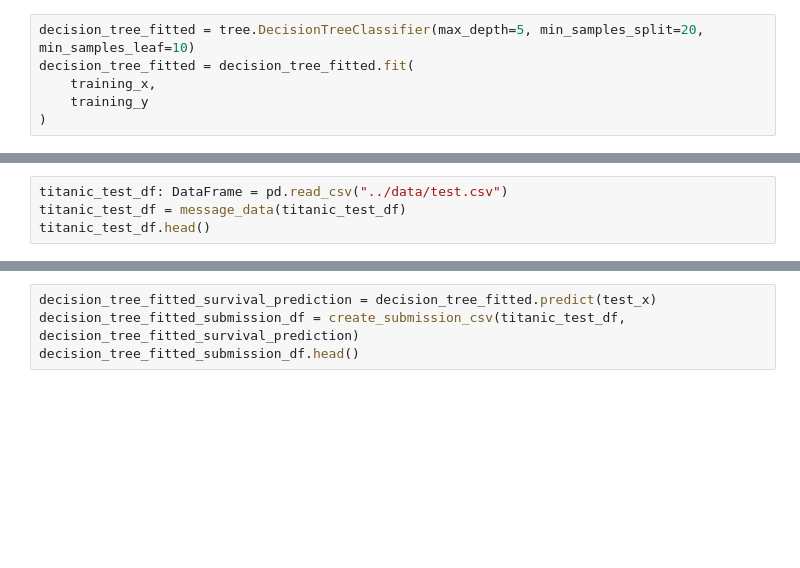
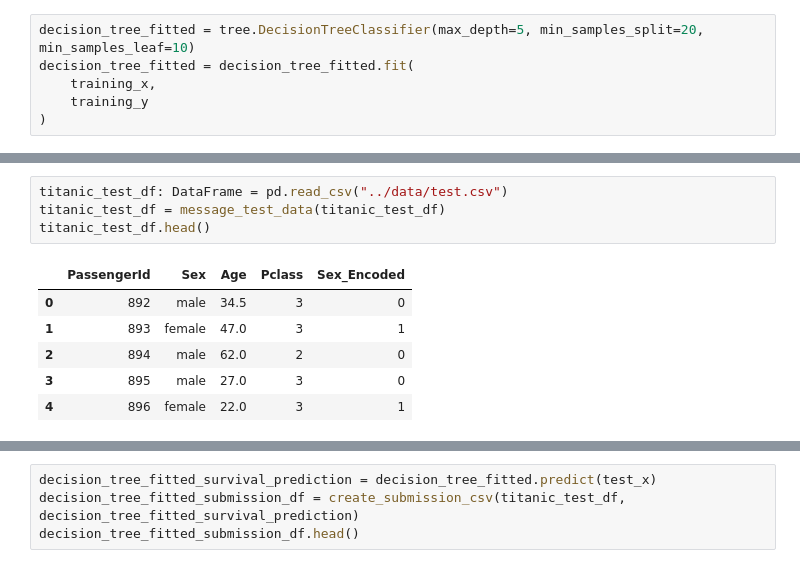
Before and after one commit to JamesStafford/TitanicKaggle, a Jupyter notebook: notebooks/titanic_ml_notebook.ipynb, the cells around one changed output, grey strips where cells are left out. Drawn from its saved outputs; the diff is of its cells as text; blank space fills up the shorter version.

```diff
--- a/notebooks/titanic_ml_notebook.ipynb
+++ b/notebooks/titanic_ml_notebook.ipynb
@@ -73,7 +135,14 @@ print(f"Forest Training accuracy: {forest_train_accuracy}")
 # %%
 titanic_test_df: DataFrame = pd.read_csv("../data/test.csv")
-titanic_test_df = message_data(titanic_test_df)
+titanic_test_df = message_test_data(titanic_test_df)
 titanic_test_df.head()
+# %% [output]
+|  | PassengerId | Sex | Age | Pclass | Sex_Encoded |
+| 0 | 892 | male | 34.5 | 3 | 0 |
+| 1 | 893 | female | 47.0 | 3 | 1 |
+| 2 | 894 | male | 62.0 | 2 | 0 |
+| 3 | 895 | male | 27.0 | 3 | 0 |
+| 4 | 896 | female | 22.0 | 3 | 1 |
 # %%
 test_x = get_x(titanic_test_df)
 
```
Also changed, not shown: parts of 11 cells of this notebook, 2 other files.
